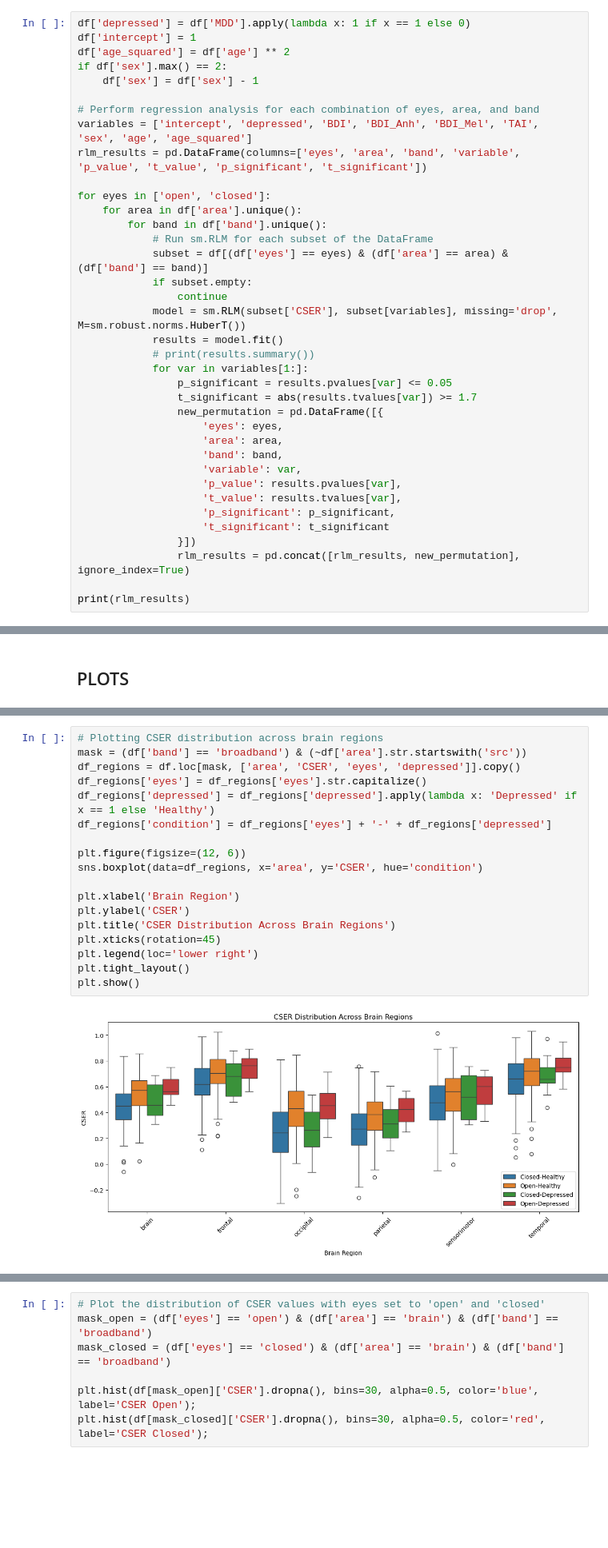
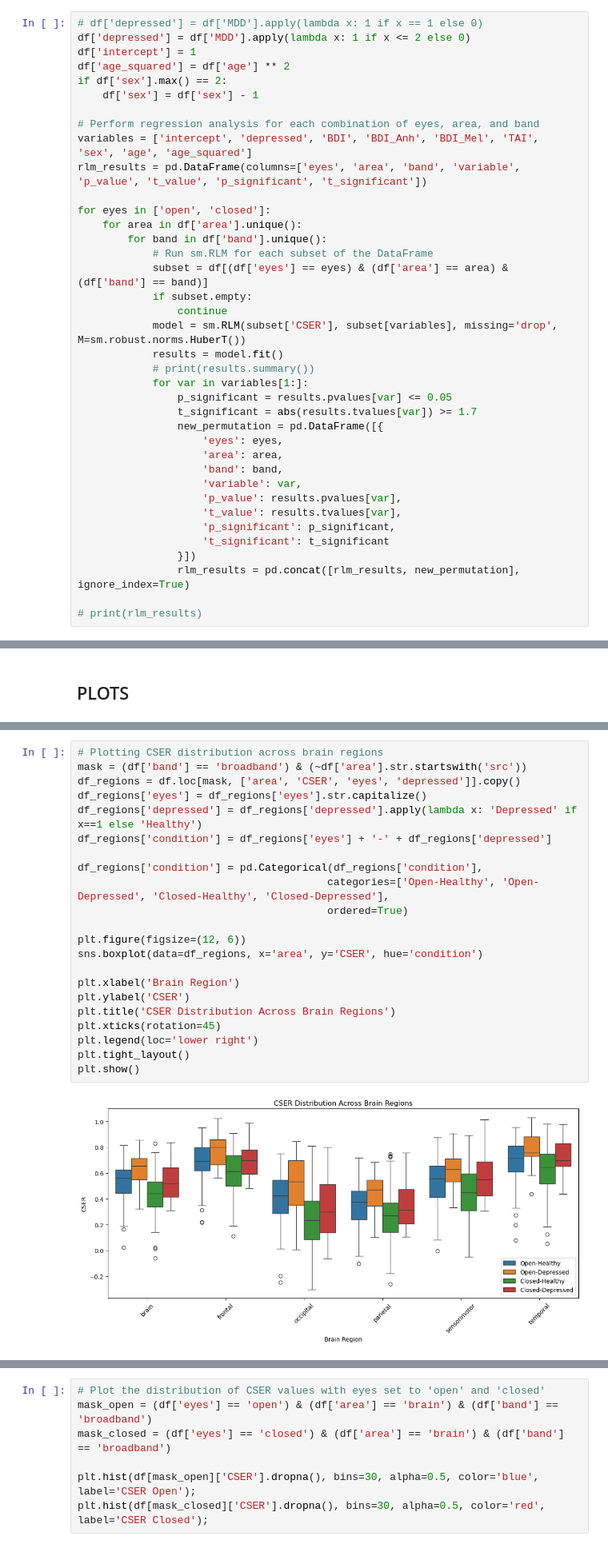
Before and after one commit to ldubravica/MScResearchProject, a Jupyter notebook: analyse_cser.ipynb, the cells around one changed output, grey strips where cells are left out. Shown at 80% size. Drawn from its saved outputs; the diff is of its cells as text; blank space fills up the shorter version.

```diff
--- a/analyse_cser.ipynb
+++ b/analyse_cser.ipynb
@@ -286,7 +282,8 @@ print("\nDropped outliers with IDs:", outlier_ids)
 # %% [output]
 Dropped outliers with IDs: ['527', '535']
 # %%
-df['depressed'] = df['MDD'].apply(lambda x: 1 if x == 1 else 0)
+# df['depressed'] = df['MDD'].apply(lambda x: 1 if x == 1 else 0)
+df['depressed'] = df['MDD'].apply(lambda x: 1 if x <= 2 else 0)
 df['intercept'] = 1
 df['age_squared'] = df['age'] ** 2
 if df['sex'].max() == 2:
@@ -321,4 +318,4 @@ for eyes in ['open', 'closed']:
                 }])
                 rlm_results = pd.concat([rlm_results, new_permutation], ignore_index=True)
 
-print(rlm_results)
+# print(rlm_results)
@@ -553,20 +532,24 @@ plt.show()
 # %%
 # Plotting CSER distribution across brain regions
 mask = (df['band'] == 'broadband') & (~df['area'].str.startswith('src'))
 df_regions = df.loc[mask, ['area', 'CSER', 'eyes', 'depressed']].copy()
 df_regions['eyes'] = df_regions['eyes'].str.capitalize()
-df_regions['depressed'] = df_regions['depressed'].apply(lambda x: 'Depressed' if x == 1 else 'Healthy')
+df_regions['depressed'] = df_regions['depressed'].apply(lambda x: 'Depressed' if x==1 else 'Healthy')
 df_regions['condition'] = df_regions['eyes'] + '-' + df_regions['depressed']
+
+df_regions['condition'] = pd.Categorical(df_regions['condition'],
+                                        categories=['Open-Healthy', 'Open-Depressed', 'Closed-Healthy', 'Closed-Depressed'],
+                                        ordered=True)
 
 plt.figure(figsize=(12, 6))
 sns.boxplot(data=df_regions, x='area', y='CSER', hue='condition')
 
 plt.xlabel('Brain Region')
 plt.ylabel('CSER')
 plt.title('CSER Distribution Across Brain Regions')
 plt.xticks(rotation=45)
 plt.legend(loc='lower right')
 plt.tight_layout()
 plt.show()
 # %% [output]
-[figure, old version]
+[figure, new version]
```
Also changed, not shown: parts of 14 cells of this notebook, 9 other files.
